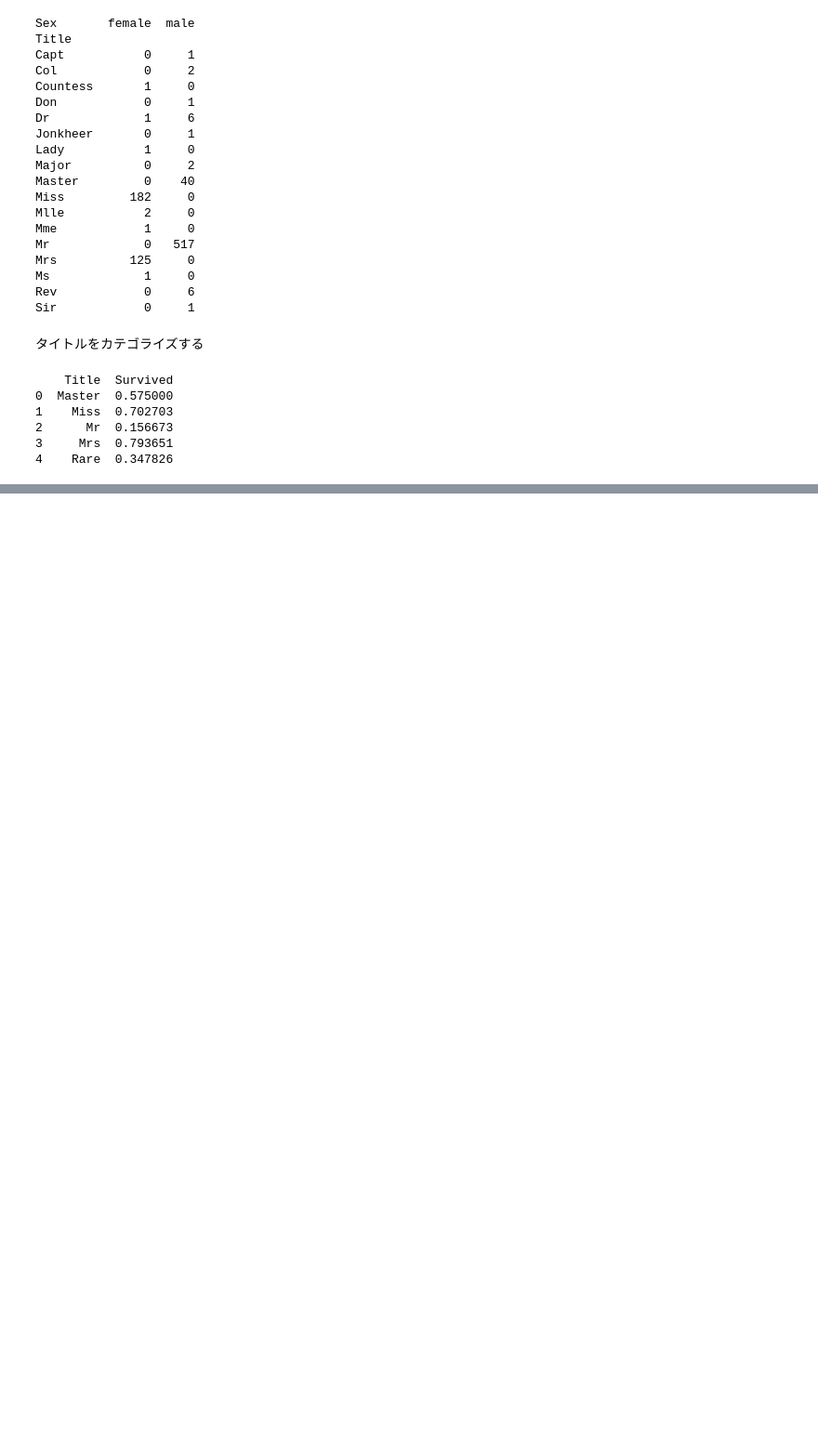
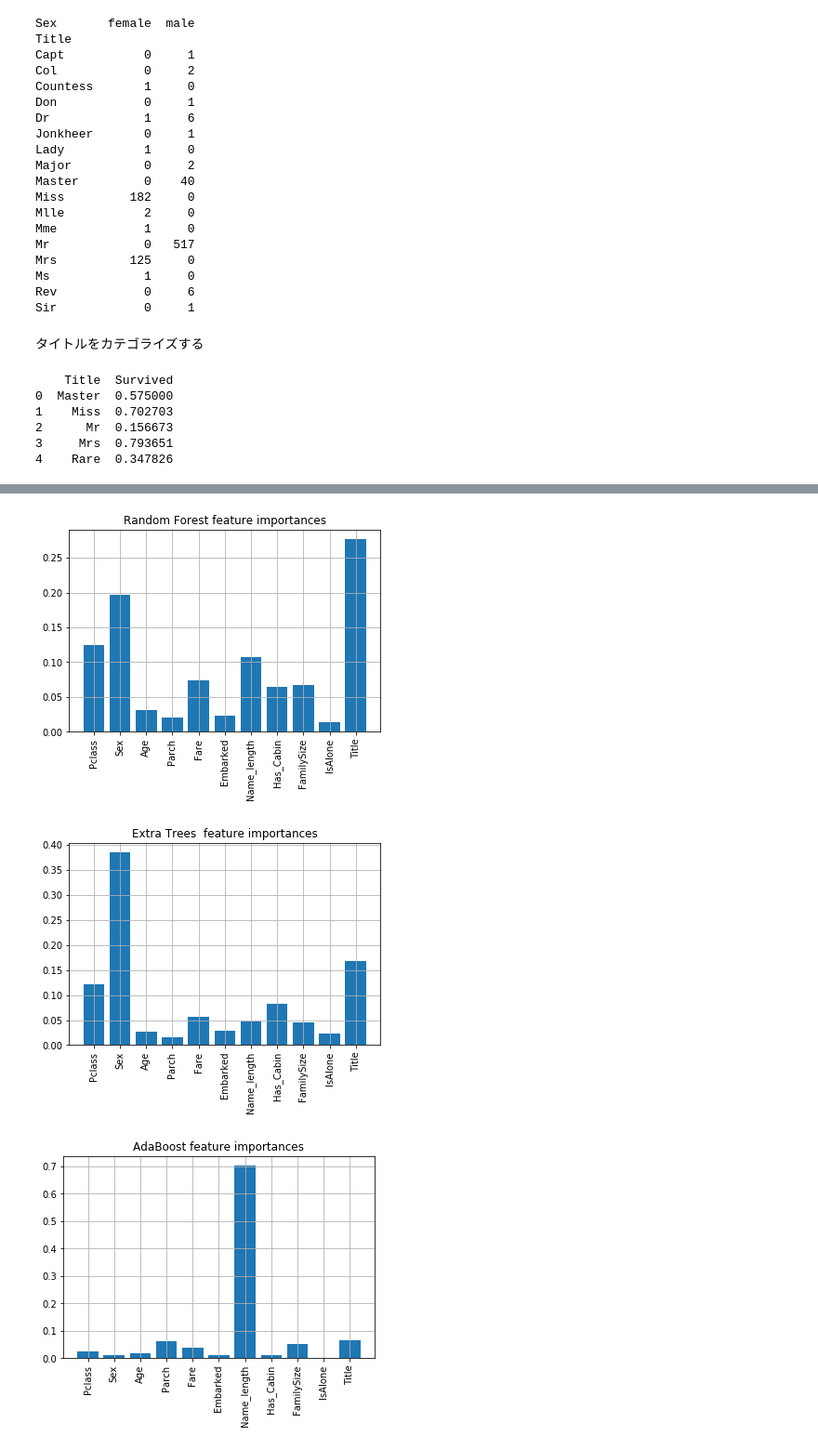
Before and after one commit to OkamotoTaiga/kaggle-kernel, a Jupyter notebook: titanic/kernel.ipynb, the cells around one changed output, grey strips where cells are left out. Shown at 93% size. Saved outputs shown, nothing was run; the diff lists cells and outputs as text; code cells hidden in the pictures; blank space fills up the shorter version.

```diff
--- a/titanic/kernel.ipynb
+++ b/titanic/kernel.ipynb
@@ -213,0 +549,16 @@ print(train[['Title','Survived']].groupby(['Title'],as_index=False).mean())
+# %%
+def important_graph(classifiers):
+    label = feature_dataframe['features']
+    plt.bar([i for i in range(len(feature_dataframe.index))],
+        feature_dataframe[classifiers],tick_label=label)
+    plt.xticks(rotation=90)
+    plt.title(classifiers)
+    plt.grid()
+    plt.show()
+# %%
+for classifier in feature_dataframe.columns[1:]:
+    important_graph(classifier)
+# %% [output]
+[figure, added]
+[figure, added]
+[figure, added]
```
Also changed, not shown: parts of 42 cells of this notebook.
